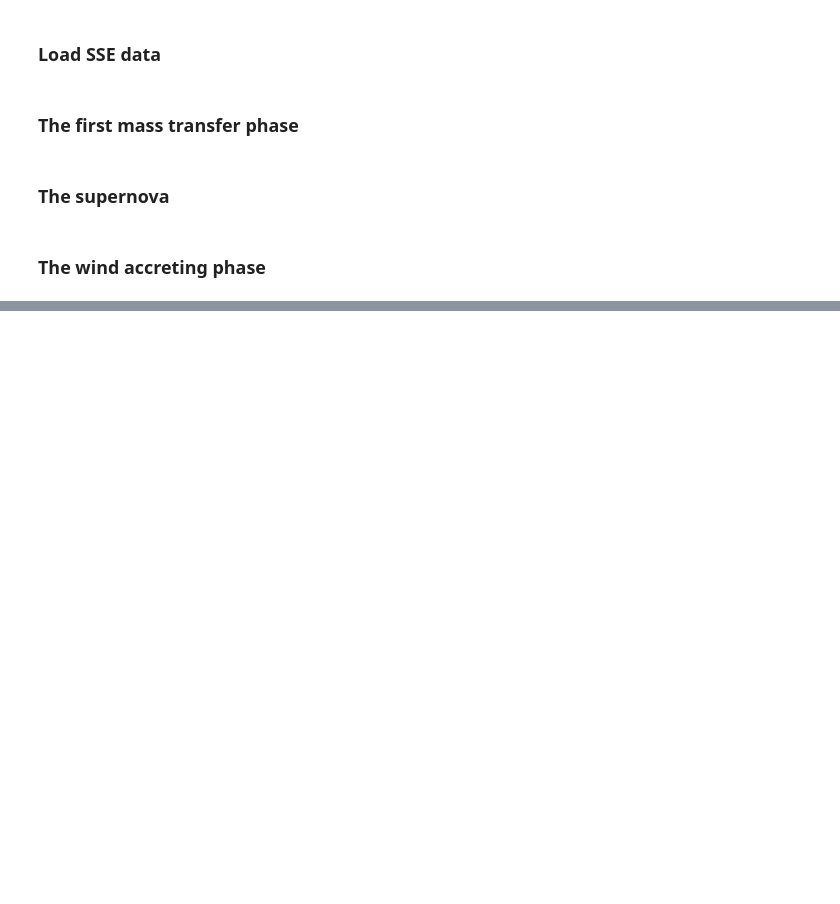
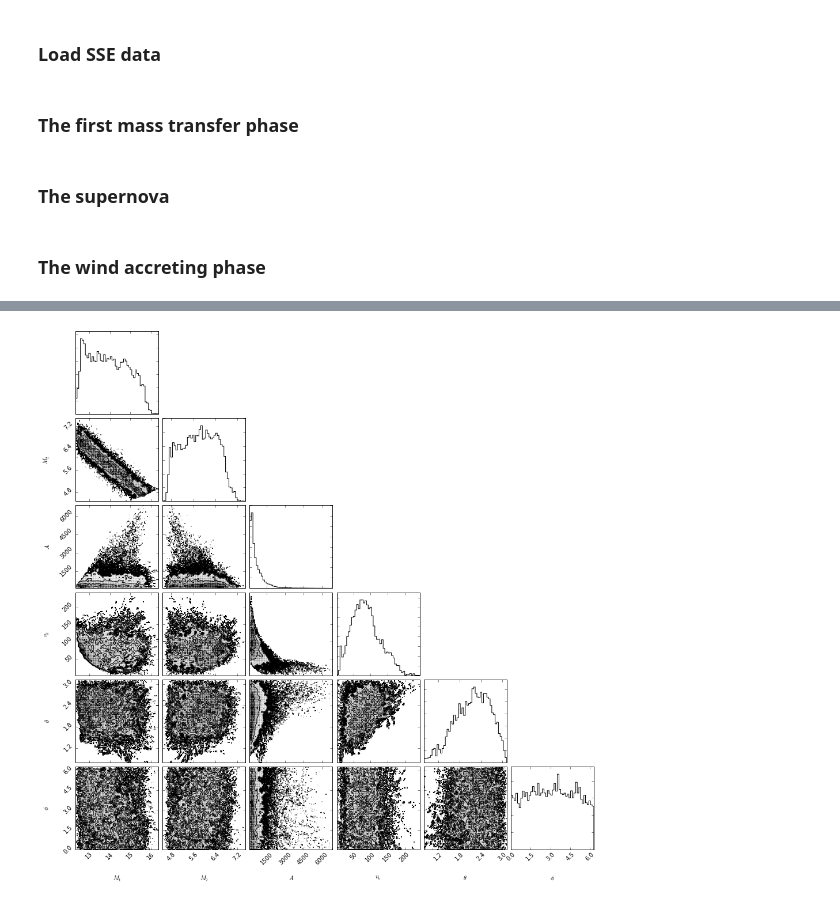
Before and after one commit to astroJeff/XRB, a Jupyter notebook: notebooks/MCMC XRB.ipynb, the cells around one changed output, grey strips where cells are left out. Drawn from its saved outputs; the diff is of its cells as text; code cells hidden in the pictures; blank space fills up the shorter version.

```diff
--- a/notebooks/MCMC XRB.ipynb
+++ b/notebooks/MCMC XRB.ipynb
@@ -357,3 +551,8 @@ sampler = run_emcee(8.0, 1.0e30, 0.001, 50.0)
+# %%
+labels = [r"$M_1$", r"$M_2$", r"$A$", r"$v_k$", r"$\theta$", r"$\phi$"]
+fig = triangle.corner(sampler.flatchain, labels=labels)
+# %% [output]
+[figure, added]
 # %%
 # M1_out = sampler.flatchain.T[0]
 # M2_out = sampler.flatchain.T[1]
```
Also changed, not shown: parts of 20 cells of this notebook.
